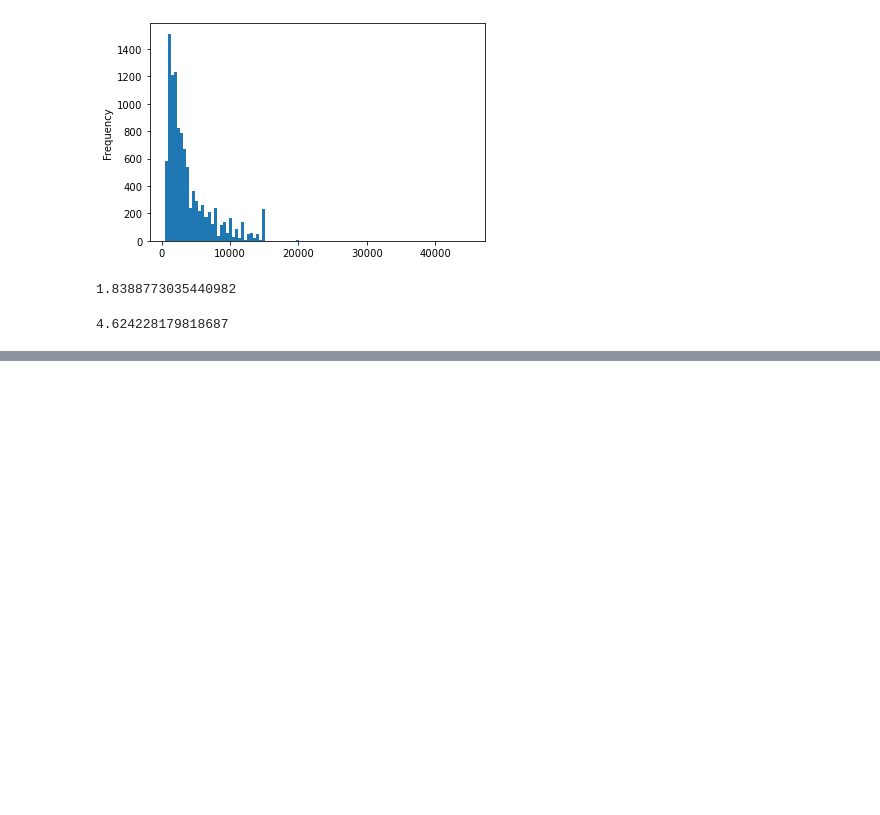
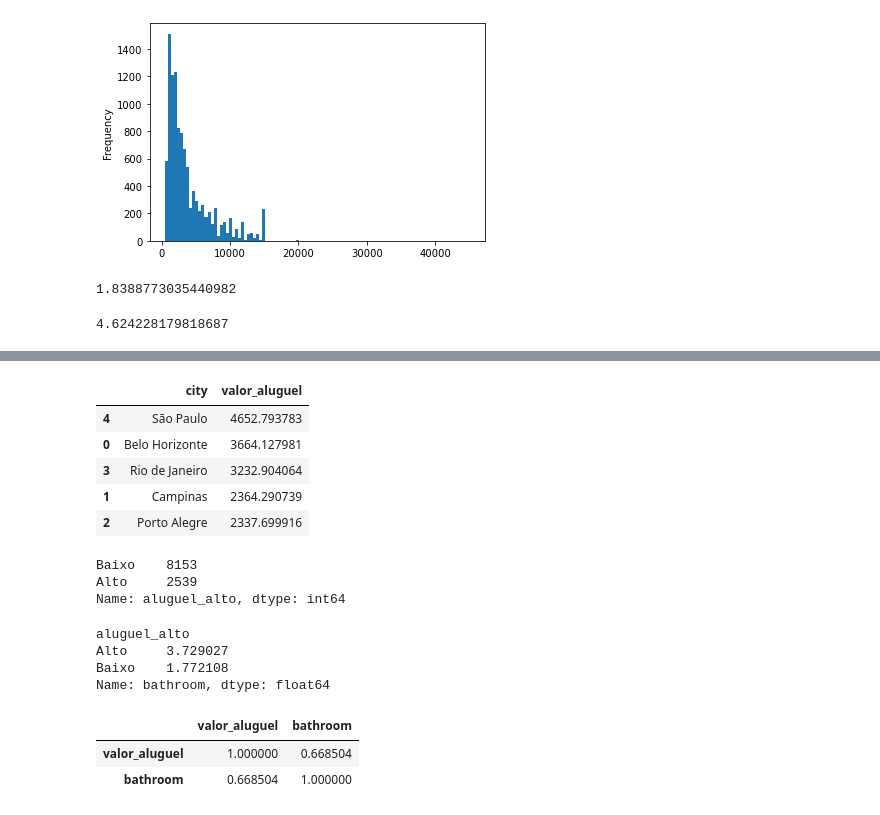
Before and after one commit to FabricioGalvani/Codenation-Data-Science, a Jupyter notebook: semana-03/aceleradev_semana3.ipynb, the cells around one changed output, grey strips where cells are left out. Cells and saved outputs as stored; diff of their text form; code cells hidden in the pictures; blank space fills up the shorter version.

```diff
--- a/semana-03/aceleradev_semana3.ipynb
+++ b/semana-03/aceleradev_semana3.ipynb
@@ -151,0 +175,10 @@ df.valor_aluguel.kurtosis()
+# %%
+# Qual a cidade com a média de aluguel mais alta?
+df.groupby('city')['valor_aluguel'].mean().reset_index().sort_values('valor_aluguel', ascending = False)
+# %% [output]
+|  | city | valor_aluguel |
+| 4 | São Paulo | 4652.793783 |
+| 0 | Belo Horizonte | 3664.127981 |
+| 3 | Rio de Janeiro | 3232.904064 |
+| 1 | Campinas | 2364.290739 |
+| 2 | Porto Alegre | 2337.699916 |
@@ -151,0 +189,13 @@ df.valor_aluguel.kurtosis()
+# %%
+df['aluguel_alto'].value_counts()
+# %% [output]
+Baixo    8153
+Alto     2539
+Name: aluguel_alto, dtype: int64
+# %%
+df.groupby('aluguel_alto')['bathroom'].mean()
+# %% [output]
+aluguel_alto
+Alto     3.729027
+Baixo    1.772108
+Name: bathroom, dtype: float64
@@ -151,0 +204,9 @@ df.valor_aluguel.kurtosis()
+# %%
+# Quanto mais banheiros em uma imóvel, maior o valor do aluguel.
+## Analisaremos a correlação entre as variávies banheiro e valor do aluguel.
+### correlacao de 0.668 > forte
+df[['valor_aluguel', 'bathroom']].corr(method = 'pearson')
+# %% [output]
+|  | valor_aluguel | bathroom |
+| valor_aluguel | 1.000000 | 0.668504 |
+| bathroom | 0.668504 | 1.000000 |
```
Also changed, not shown: parts of 13 cells of this notebook, 2 other files.
